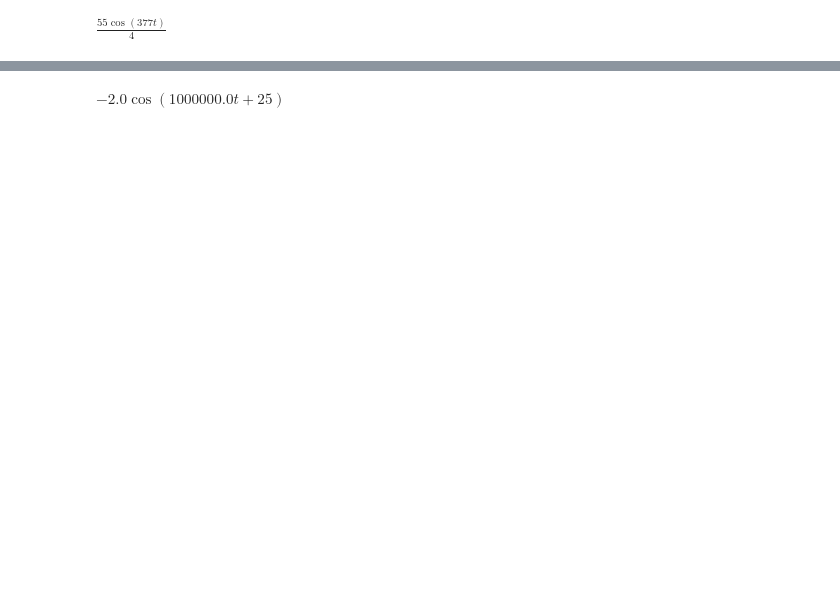
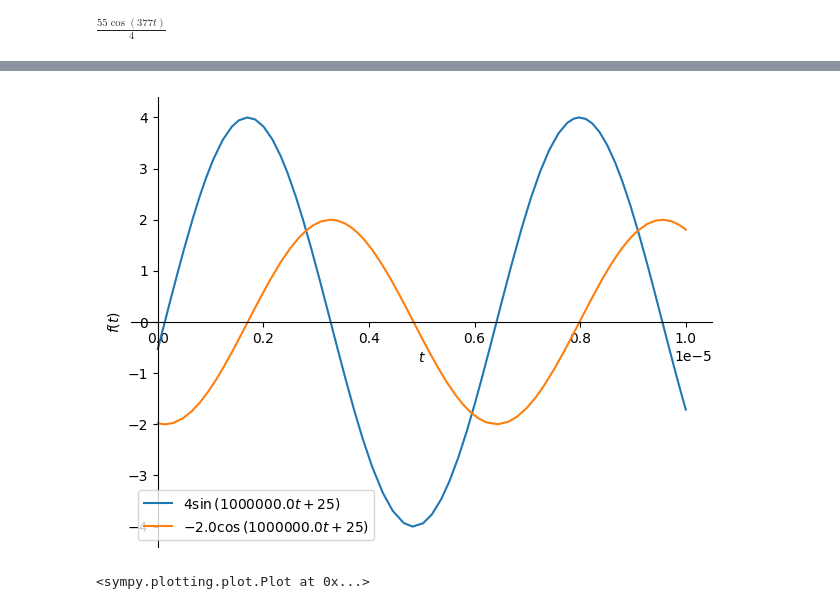
Before and after one commit to kdurant/circuits, a Jupyter notebook: chapter09.ipynb, the cells around one changed output, grey strips where cells are left out. Cells and saved outputs as stored; diff of their text form; code cells hidden in the pictures; blank space fills up the shorter version.

```diff
--- a/chapter09.ipynb
+++ b/chapter09.ipynb
@@ -245,10 +253,12 @@ $\displaystyle \frac{55 \cos{\left(377 t \right)}}{4}$
 # %%
 # 时域形式
 i = 4*sin(1e6*t+25)
 C = 2e-6
 v = integrate(i, t)/C
 v
+plot(i, v, (t, 0, 1e-5), legend=[i, v])
 # %% [output]
-$\displaystyle - 2.0 \cos{\left(1000000.0 t + 25 \right)}$
+[figure, added]
+<sympy.plotting.plot.Plot at 0x...>
 # %% [markdown]
 ![](./problems/9-30.png)
```
Also changed, not shown: parts of 10 cells of this notebook, 3 other files.
